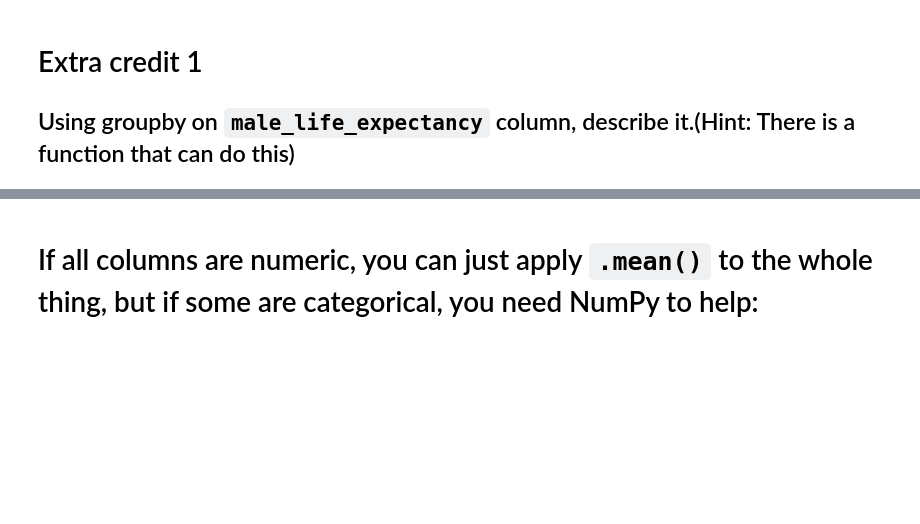
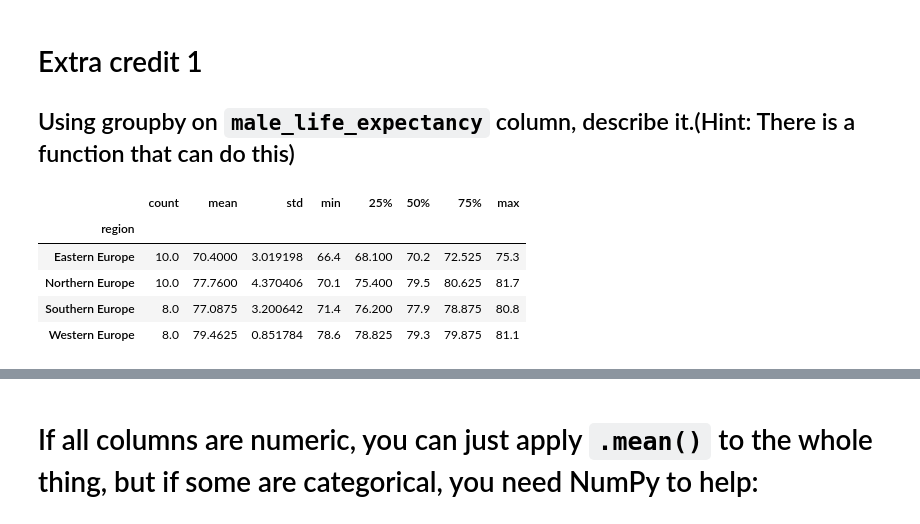
Before and after one commit to vigneshsaravanakumar404/DS-3000-Foundations-of-Data-Science, a Jupyter notebook: Lecture/Day3_EDAandPlotting.ipynb, the cells around one changed output, grey strips where cells are left out. Drawn from its saved outputs; the diff is of its cells as text; code cells hidden in the pictures; blank space fills up the shorter version.

```diff
--- a/Lecture/Day3_EDAandPlotting.ipynb
+++ b/Lecture/Day3_EDAandPlotting.ipynb
@@ -126,3 +124,14 @@ Counter({'Eastern Europe': 10,
+# %%
+# Put your code here:
+## Using groupby on `male_life_expectancy` column, describe it.(Hint: There is a function that can do this)
+df_EUpop.groupby('region')['male_life_expectancy'].describe()
+# %% [output]
+|  | count | mean | std | min | 25% | 50% | 75% | max |
+| region |  |  |  |  |  |  |  |  |
+| Eastern Europe | 10.0 | 70.4000 | 3.019198 | 66.4 | 68.100 | 70.2 | 72.525 | 75.3 |
+| Northern Europe | 10.0 | 77.7600 | 4.370406 | 70.1 | 75.400 | 79.5 | 80.625 | 81.7 |
+| Southern Europe | 8.0 | 77.0875 | 3.200642 | 71.4 | 76.200 | 77.9 | 78.875 | 80.8 |
+| Western Europe | 8.0 | 79.4625 | 0.851784 | 78.6 | 78.825 | 79.3 | 79.875 | 81.1 |
 # %%
 df_EUpop.head()
 # %% [output]
```
Also changed, not shown: parts of 4 cells of this notebook, 4 other files.
